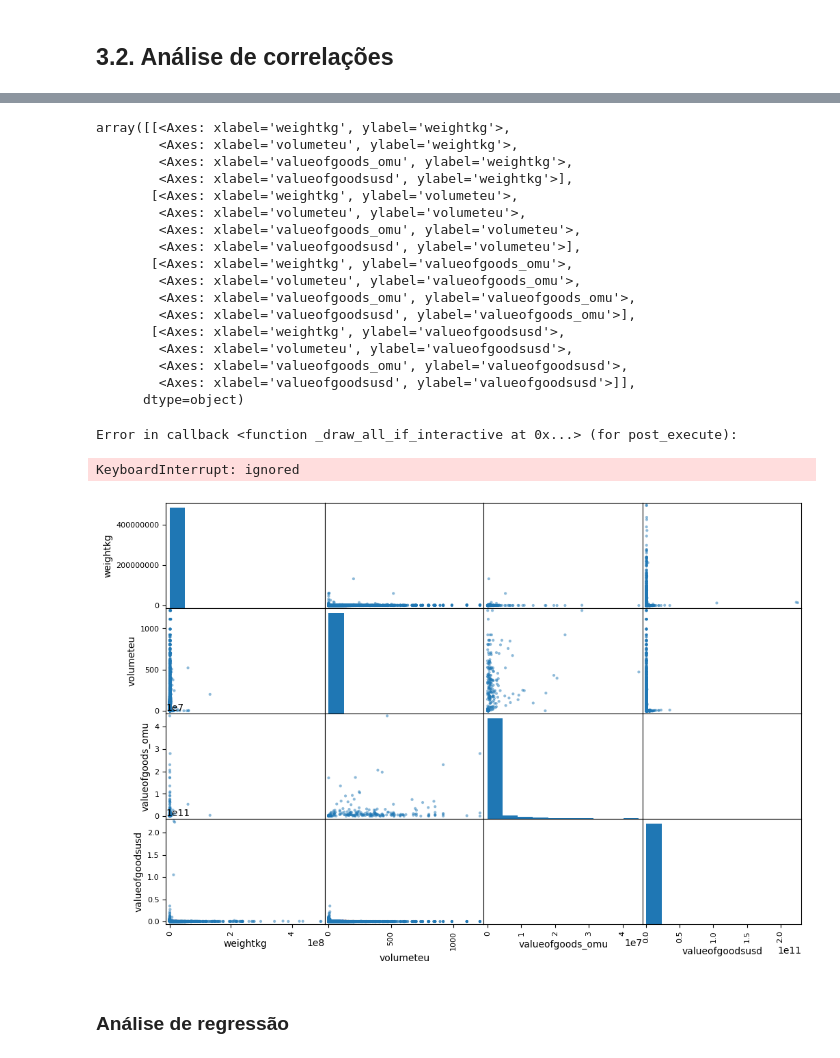
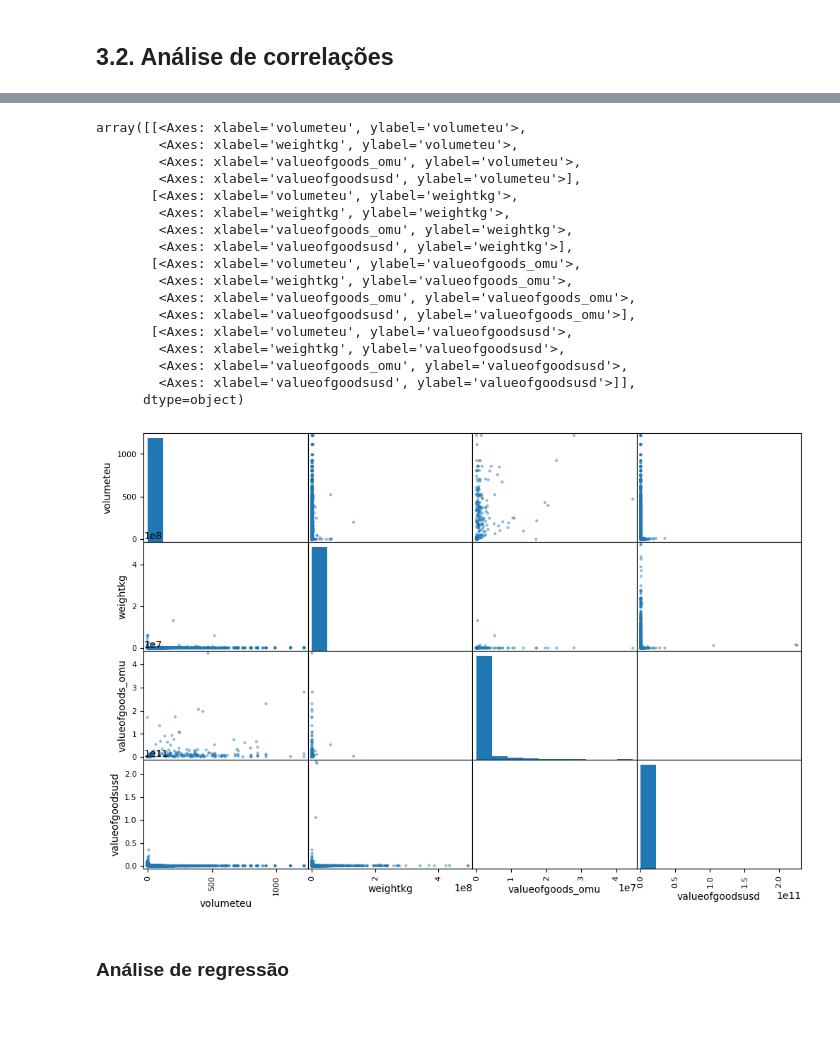
Before and after one commit to hellsdeur/phishing4fishes, a Jupyter notebook: main.ipynb, the cells around one changed output, grey strips where cells are left out. Saved outputs shown, nothing was run; the diff lists cells and outputs as text; code cells hidden in the pictures; blank space fills up the shorter version.

```diff
--- a/main.ipynb
+++ b/main.ipynb
@@ -63,3 +70,3 @@ Archive:  MC2/mc2_challenge_graph.zip
 # %%
-with open("mc2_challenge_graph.json", "r") as f:
-    data = json.load(f)
+with open("./data/MC2/mc2_challenge_graph.json", "r") as f:
+    graph_data = json.load(f)
@@ -65,0 +90,4 @@ with open("mc2_challenge_graph.json", "r") as f:
+# %%
+df_graph_links = pd.DataFrame(graph_data["links"])
+df_graph_links["arrivaldate"] = pd.to_datetime(df_graph_links["arrivaldate"], format="%Y-%m-%d")
+df_graph_links
@@ -322,30 +246,28 @@ The default value of numeric_only in DataFrame.corr is deprecated. In a future v
 | valueofgoodsusd | NaN | 0.348004 | 0.624436 | 1.000000 |
 # %%
 pd.plotting.scatter_matrix(
-    df[["weightkg", "volumeteu", "valueofgoods_omu", "valueofgoodsusd"]],
-    figsize = (12, 8)
+    df_graph_links[["volumeteu", "weightkg", "valueofgoods_omu", "valueofgoodsusd"]],
+    figsize=(12, 8)
 )
 # %% [output]
-array([[<Axes: xlabel='weightkg', ylabel='weightkg'>,
-        <Axes: xlabel='volumeteu', ylabel='weightkg'>,
+array([[<Axes: xlabel='volumeteu', ylabel='volumeteu'>,
+        <Axes: xlabel='weightkg', ylabel='volumeteu'>,
+        <Axes: xlabel='valueofgoods_omu', ylabel='volumeteu'>,
+        <Axes: xlabel='valueofgoodsusd', ylabel='volumeteu'>],
+       [<Axes: xlabel='volumeteu', ylabel='weightkg'>,
+        <Axes: xlabel='weightkg', ylabel='weightkg'>,
         <Axes: xlabel='valueofgoods_omu', ylabel='weightkg'>,
         <Axes: xlabel='valueofgoodsusd', ylabel='weightkg'>],
-       [<Axes: xlabel='weightkg', ylabel='volumeteu'>,
-        <Axes: xlabel='volumeteu', ylabel='volumeteu'>,
-        <Axes: xlabel='valueofgoods_omu', ylabel='volumeteu'>,
-        <Axes: xlabel='valueofgoodsusd', ylabel='volumeteu'>],
-       [<Axes: xlabel='weightkg', ylabel='valueofgoods_omu'>,
-        <Axes: xlabel='volumeteu', ylabel='valueofgoods_omu'>,
+       [<Axes: xlabel='volumeteu', ylabel='valueofgoods_omu'>,
+        <Axes: xlabel='weightkg', ylabel='valueofgoods_omu'>,
         <Axes: xlabel='valueofgoods_omu', ylabel='valueofgoods_omu'>,
         <Axes: xlabel='valueofgoodsusd', ylabel='valueofgoods_omu'>],
-       [<Axes: xlabel='weightkg', ylabel='valueofgoodsusd'>,
-        <Axes: xlabel='volumeteu', ylabel='valueofgoodsusd'>,
+       [<Axes: xlabel='volumeteu', ylabel='valueofgoodsusd'>,
+        <Axes: xlabel='weightkg', ylabel='valueofgoodsusd'>,
         <Axes: xlabel='valueofgoods_omu', ylabel='valueofgoodsusd'>,
         <Axes: xlabel='valueofgoodsusd', ylabel='valueofgoodsusd'>]],
       dtype=object)
-Error in callback <function _draw_all_if_interactive at 0x...> (for post_execute):
-KeyboardInterrupt: ignored
-[figure, old version]
+[figure, new version]
 # %% [markdown]
 ### Análise de regressão
 # %% [markdown]
```
Also changed, not shown: parts of 40 cells of this notebook, 2 other files.
